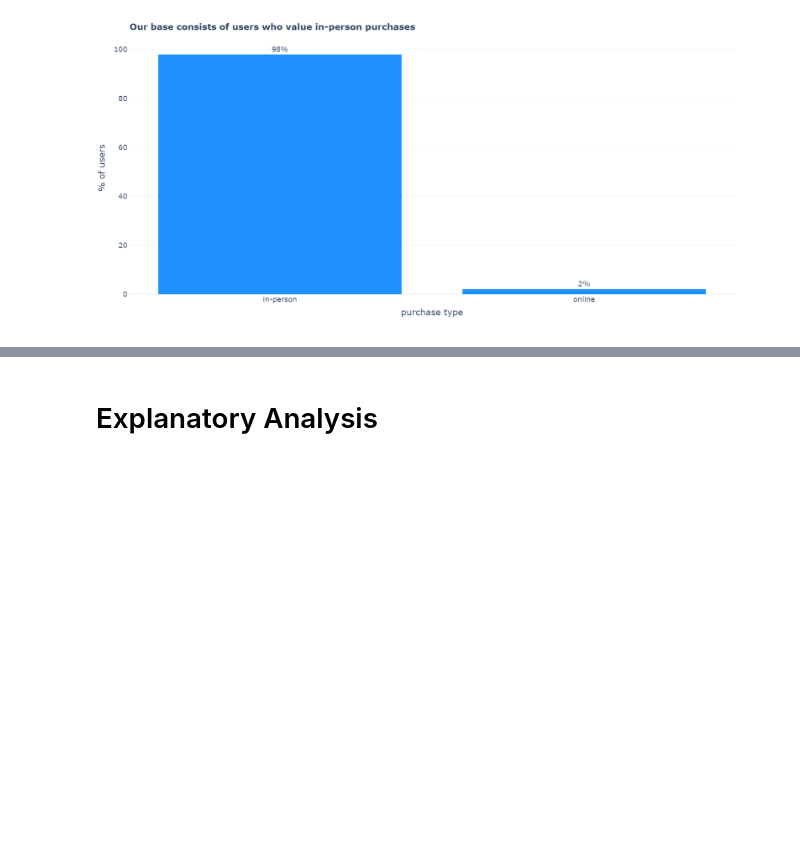
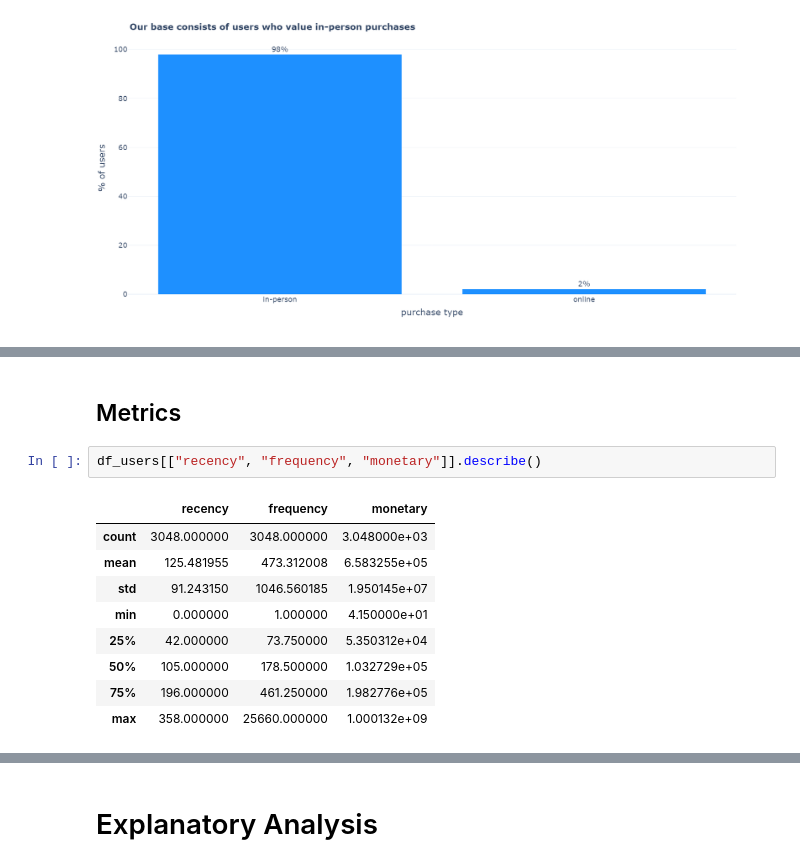
Before and after one commit to lamproslntz/loan-repayment-analysis, a Jupyter notebook: notebooks/data_analysis.ipynb, the cells around one changed output, grey strips where cells are left out. Drawn from its saved outputs; the diff is of its cells as text; blank space fills up the shorter version.

```diff
--- a/notebooks/data_analysis.ipynb
+++ b/notebooks/data_analysis.ipynb
@@ -837,0 +878,14 @@ fig.show()
+# %% [markdown]
+## Metrics
+# %%
+df_users[["recency", "frequency", "monetary"]].describe()
+# %% [output]
+|  | recency | frequency | monetary |
+| count | 3048.000000 | 3048.000000 | 3.048000e+03 |
+| mean | 125.481955 | 473.312008 | 6.583255e+05 |
+| std | 91.243150 | 1046.560185 | 1.950145e+07 |
+| min | 0.000000 | 1.000000 | 4.150000e+01 |
+| 25% | 42.000000 | 73.750000 | 5.350312e+04 |
+| 50% | 105.000000 | 178.500000 | 1.032729e+05 |
+| 75% | 196.000000 | 461.250000 | 1.982776e+05 |
+| max | 358.000000 | 25660.000000 | 1.000132e+09 |
```
Also changed, not shown: parts of 28 cells of this notebook, 5 other files.
